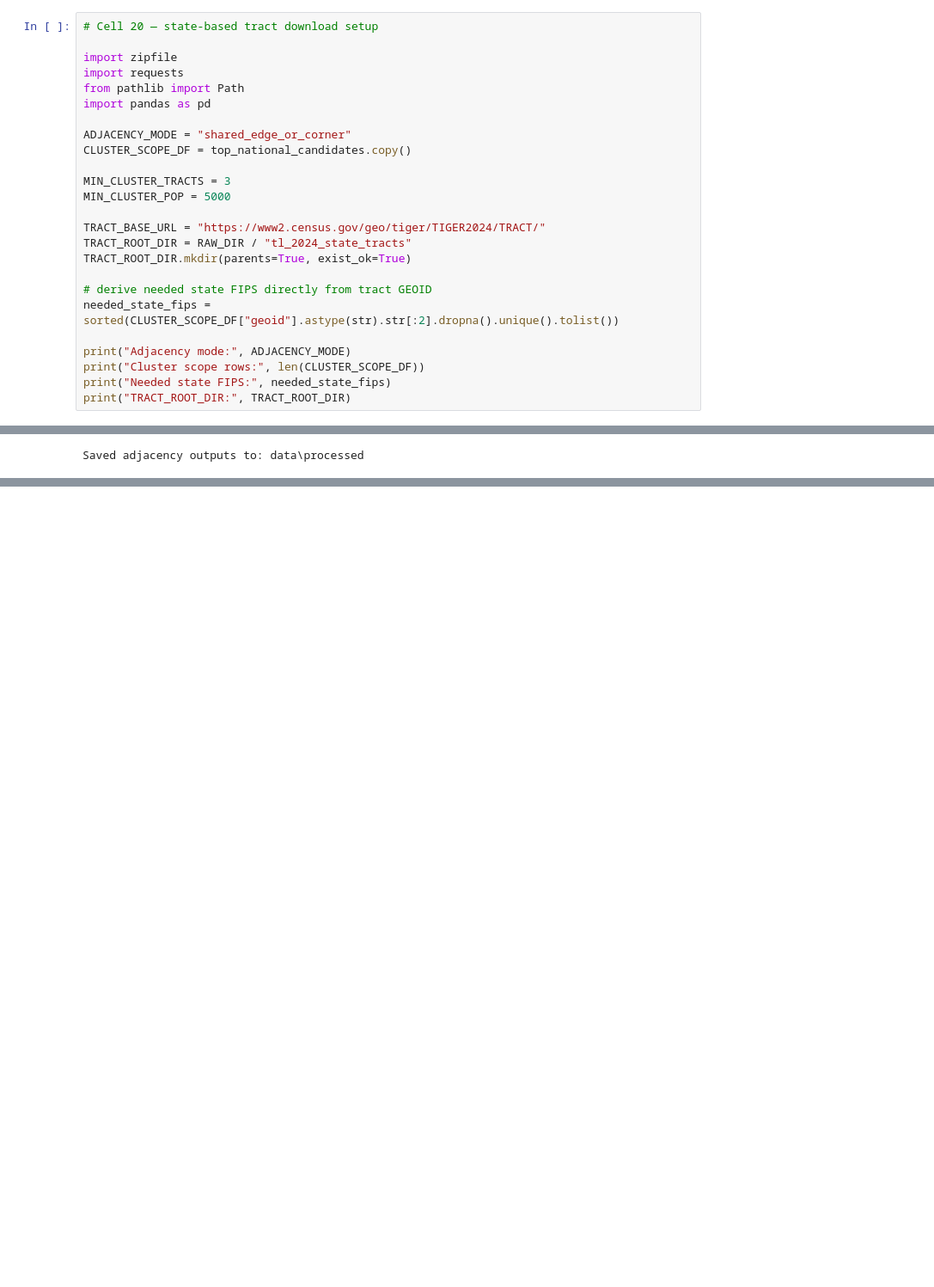
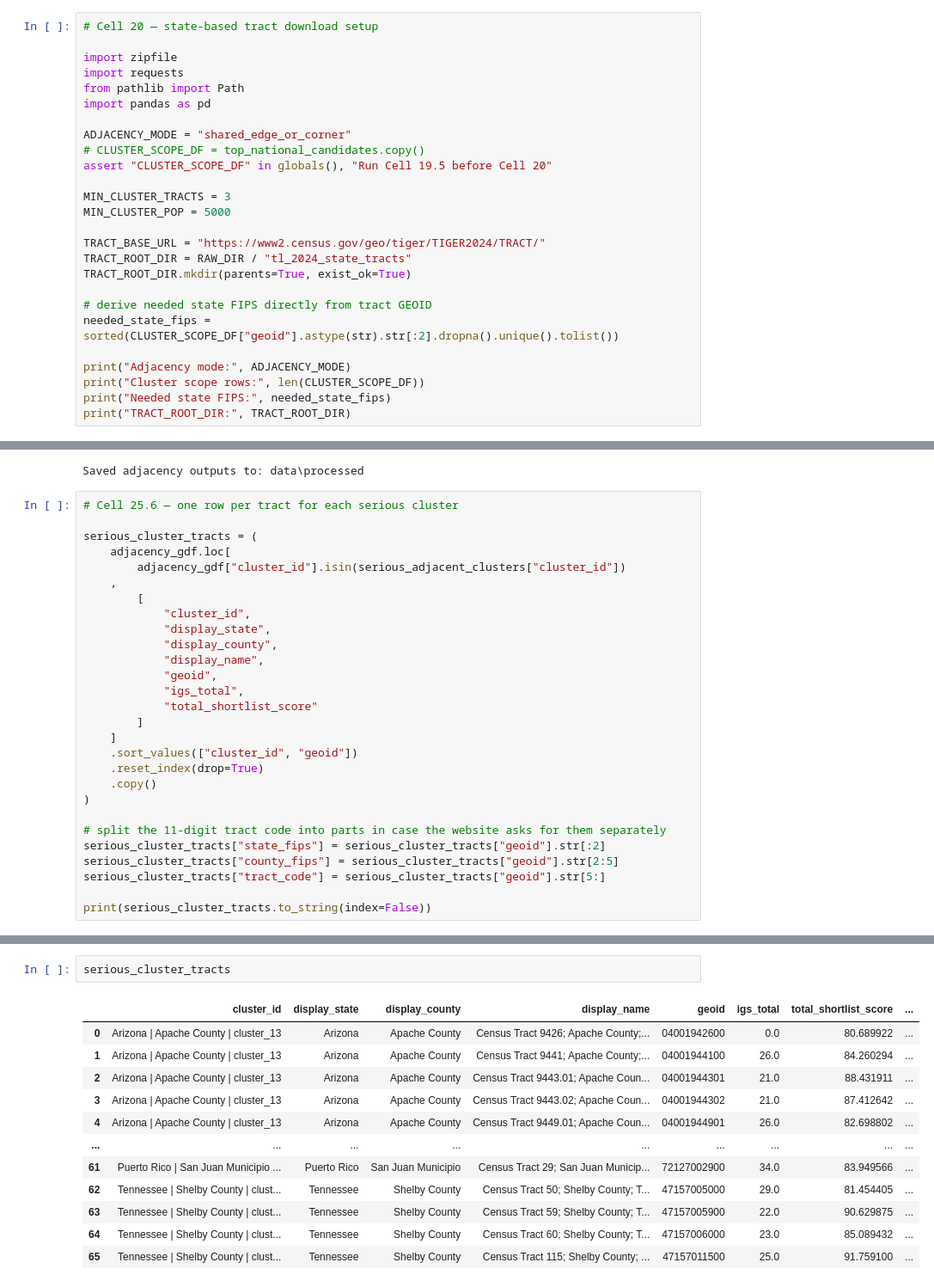
Before and after one commit to kareem-weaver/apple-sauce, a Jupyter notebook: src/final_model.ipynb, the cells around one changed output, grey strips where cells are left out. Shown at 86% size. Saved outputs shown, nothing was run; the diff lists cells and outputs as text; blank space fills up the shorter version.

```diff
--- a/src/final_model.ipynb
+++ b/src/final_model.ipynb
@@ -1395,7 +1487,8 @@ from pathlib import Path
 import pandas as pd
 
 ADJACENCY_MODE = "shared_edge_or_corner"
-CLUSTER_SCOPE_DF = top_national_candidates.copy()
+# CLUSTER_SCOPE_DF = top_national_candidates.copy()
+assert "CLUSTER_SCOPE_DF" in globals(), "Run Cell 19.5 before Cell 20"
 
 MIN_CLUSTER_TRACTS = 3
 MIN_CLUSTER_POP = 5000
@@ -1734,3 +1827,31 @@ serious_adjacent_clusters.to_csv(OUT_DIR / "serious_adjacent_clusters.csv", inde
 print("Saved adjacency outputs to:", OUT_DIR)
 # %% [output]
 Saved adjacency outputs to: data\processed
+# %%
+# Cell 25.6 — one row per tract for each serious cluster
+
+serious_cluster_tracts = (
+    adjacency_gdf.loc[
+        adjacency_gdf["cluster_id"].isin(serious_adjacent_clusters["cluster_id"])
+    ,
+        [
+            "cluster_id",
+            "display_state",
+            "display_county",
+            "display_name",
+            "geoid",
+            "igs_total",
+            "total_shortlist_score"
+        ]
+    ]
+    .sort_values(["cluster_id", "geoid"])
+    .reset_index(drop=True)
+    .copy()
+)
+
+# split the 11-digit tract code into parts in case the website asks for them separately
+serious_cluster_tracts["state_fips"] = serious_cluster_tracts["geoid"].str[:2]
+serious_cluster_tracts["county_fips"] = serious_cluster_tracts["geoid"].str[2:5]
+serious_cluster_tracts["tract_code"] = serious_cluster_tracts["geoid"].str[5:]
+
+print(serious_cluster_tracts.to_string(index=False))
@@ -1736,0 +1876,15 @@ Saved adjacency outputs to: data\processed
+# %%
+serious_cluster_tracts
+# %% [output]
+|  | cluster_id | display_state | display_county | display_name | geoid | igs_total | total_shortlist_score | ... |
+| 0 | Arizona | Apache County | cluster_13 | Arizona | Apache County | Census Tract 9426; Apache County;... | 04001942600 | 0.0 | 80.689922 | ... |
+| 1 | Arizona | Apache County | cluster_13 | Arizona | Apache County | Census Tract 9441; Apache County;... | 04001944100 | 26.0 | 84.260294 | ... |
+| 2 | Arizona | Apache County | cluster_13 | Arizona | Apache County | Census Tract 9443.01; Apache Coun... | 04001944301 | 21.0 | 88.431911 | ... |
+| 3 | Arizona | Apache County | cluster_13 | Arizona | Apache County | Census Tract 9443.02; Apache Coun... | 04001944302 | 21.0 | 87.412642 | ... |
+| 4 | Arizona | Apache County | cluster_13 | Arizona | Apache County | Census Tract 9449.01; Apache Coun... | 04001944901 | 26.0 | 82.698802 | ... |
+| ... | ... | ... | ... | ... | ... | ... | ... | ... |
+| 61 | Puerto Rico | San Juan Municipio ... | Puerto Rico | San Juan Municipio | Census Tract 29; San Juan Municip... | 72127002900 | 34.0 | 83.949566 | ... |
+| 62 | Tennessee | Shelby County | clust... | Tennessee | Shelby County | Census Tract 50; Shelby County; T... | 47157005000 | 29.0 | 81.454405 | ... |
+| 63 | Tennessee | Shelby County | clust... | Tennessee | Shelby County | Census Tract 59; Shelby County; T... | 47157005900 | 22.0 | 90.629875 | ... |
+| 64 | Tennessee | Shelby County | clust... | Tennessee | Shelby County | Census Tract 60; Shelby County; T... | 47157006000 | 23.0 | 85.089432 | ... |
+| 65 | Tennessee | Shelby County | clust... | Tennessee | Shelby County | Census Tract 115; Shelby County; ... | 47157011500 | 25.0 | 91.759100 | ... |
```
Also changed, not shown: parts of 9 cells of this notebook, 1 other file.
